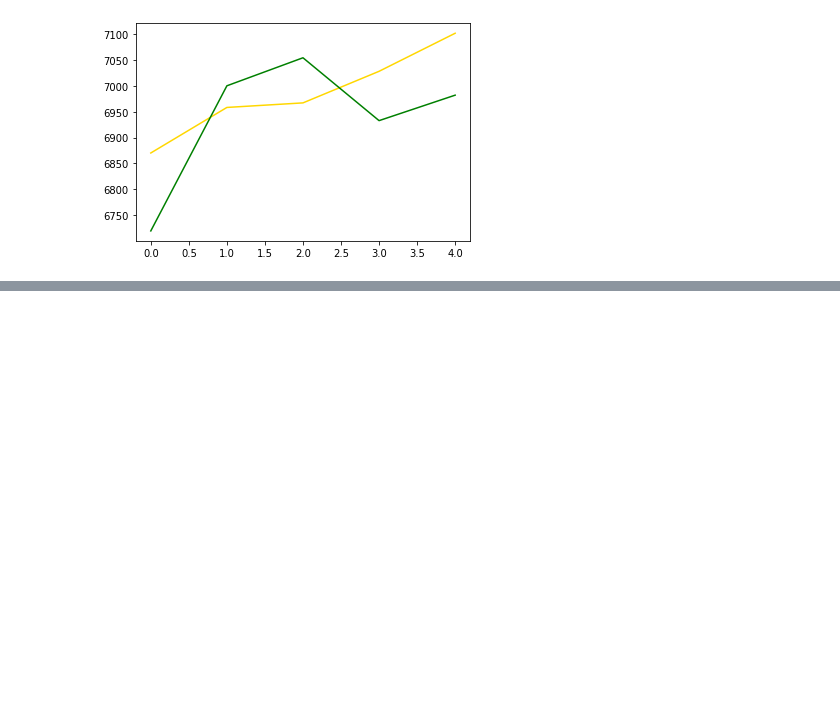
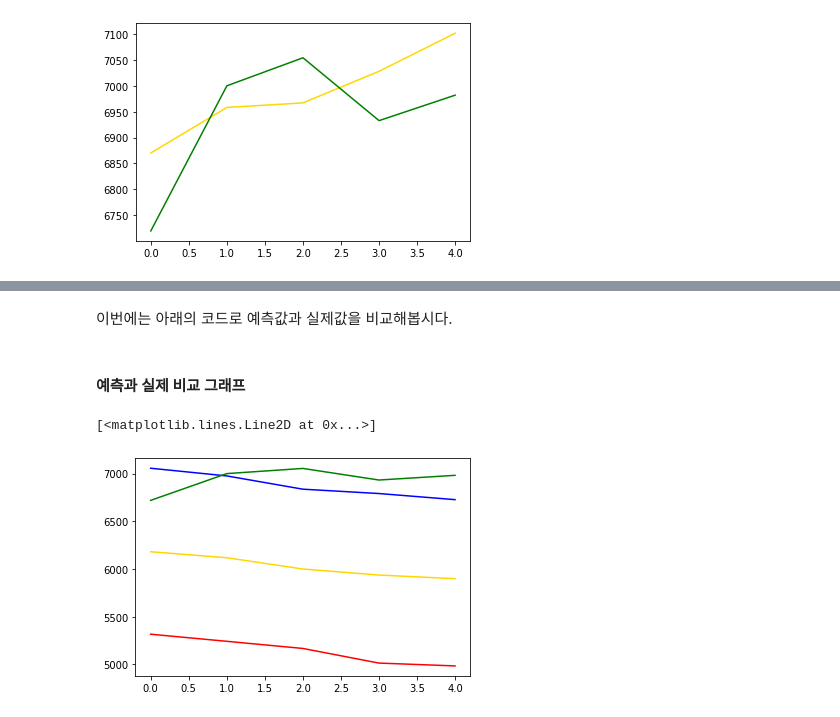
Before and after one commit to wntkdl94/python_data_analysis_study, a Jupyter notebook: bitcoin.ipynb, the cells around one changed output, grey strips where cells are left out. Saved outputs shown, nothing was run; the diff lists cells and outputs as text; code cells hidden in the pictures; blank space fills up the shorter version.

```diff
--- a/bitcoin.ipynb
+++ b/bitcoin.ipynb
@@ -353,0 +393,20 @@ NameError: name 'sqrt' is not defined
+# %% [markdown]
+이번에는 아래의 코드로 예측값과 실제값을 비교해봅시다.
+# %% [markdown]
+#### 예측과 실제 비교 그래프
+# %%
+bitcoin_test_df = pd.read_csv(test_file_path, names=['ds', 'y'])
+
+# 모델이 예측한 마지막 5일의 가격 데이터를 가져옵니다.
+pred_y = forecast_data.yhat.values[-5:]
+test_y = bitcoin_test_df.y.values
+pred_y_lower = forecast_data.yhat_lower.values[-5:]
+pred_y_upper = forecast_data.yhat_upper.values[-5:]
+
+plt.plot(pred_y, color='gold') # 모델이 예측한 가격 그래프입니다.
+plt.plot(pred_y_lower, color='red') # 모델이 예측한 하한가 그래프입니다.
+plt.plot(pred_y_upper, color='blue') # 모델이 예측한 상한가 그래프입니다.
+plt.plot(test_y, color='green') # 실제 가격 그래프입니다.
+# %% [output]
+[<matplotlib.lines.Line2D at 0x...>]
+[figure, added]
```
Also changed, not shown: parts of 18 cells of this notebook.
